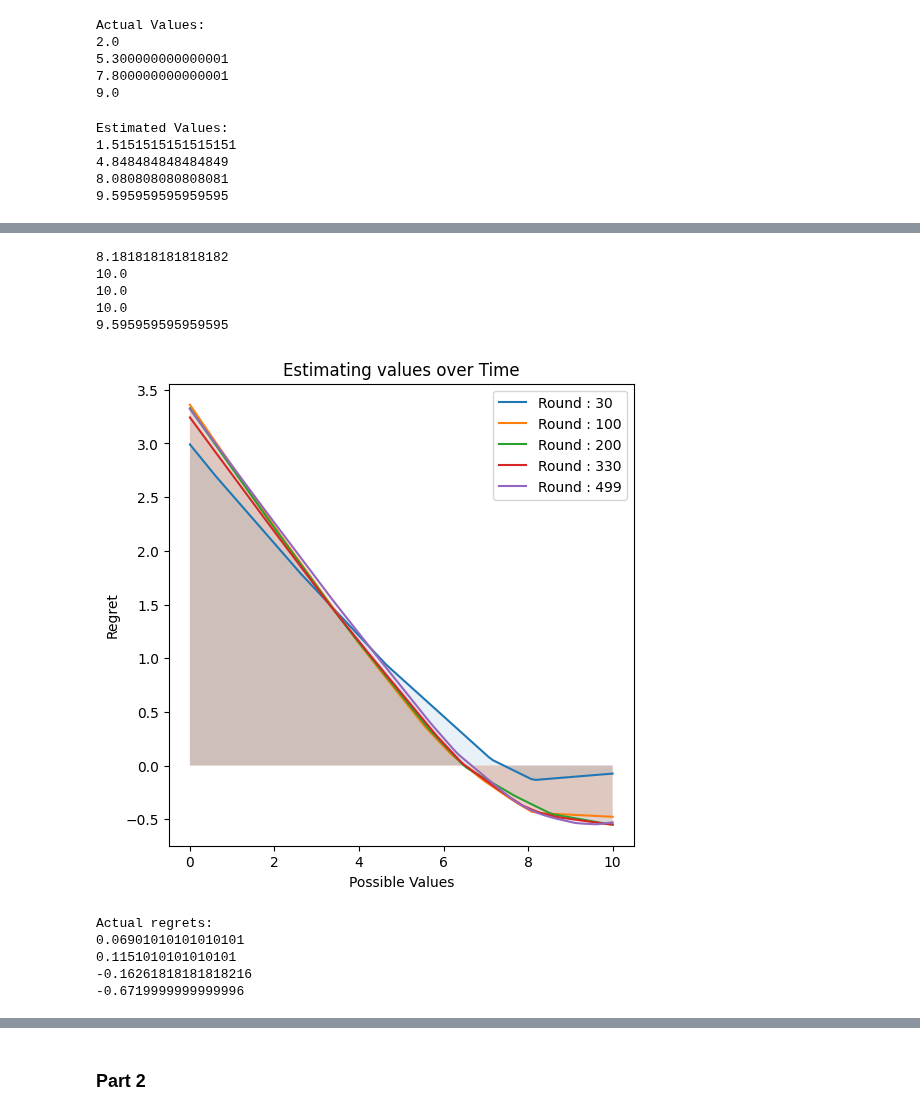
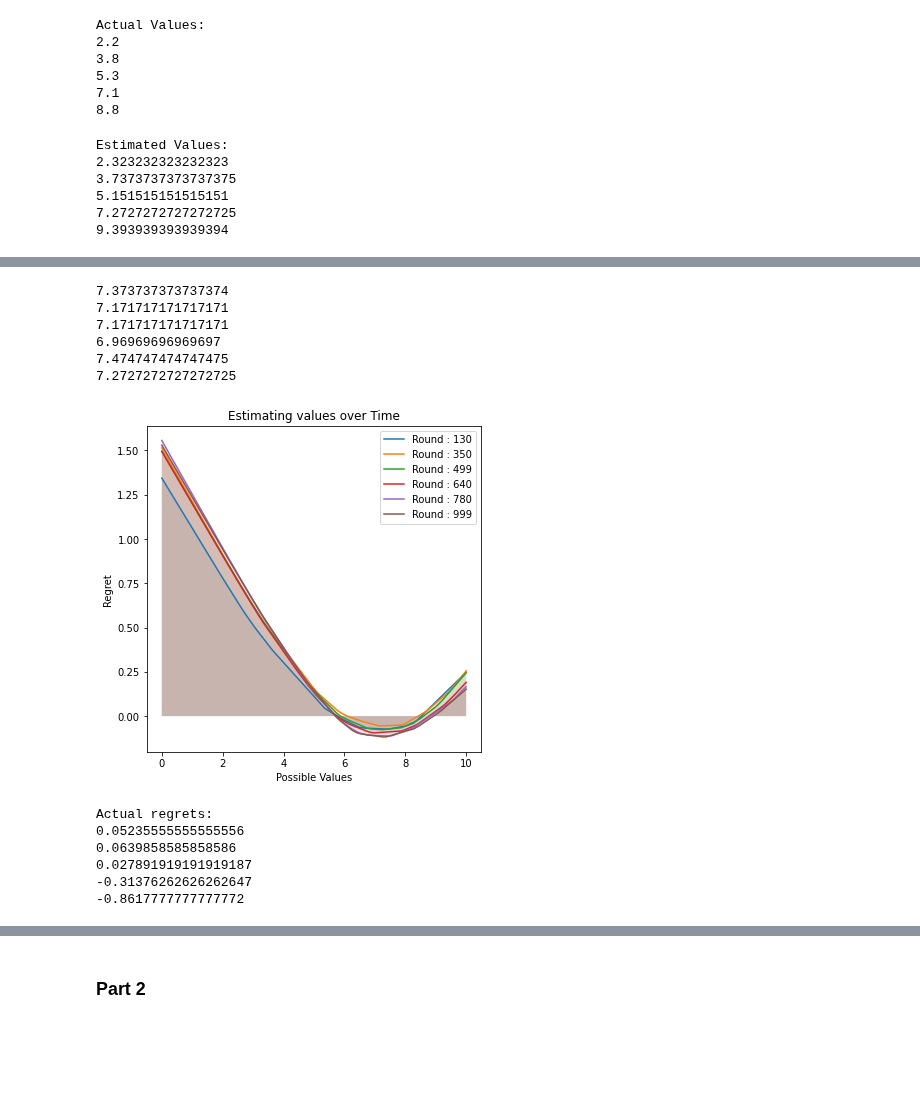
Before and after one commit to PrabhavJain10/Online-Markets, a Jupyter notebook: Project 5/proj5.ipynb, the cells around one changed output, grey strips where cells are left out. Saved outputs shown, nothing was run; the diff lists cells and outputs as text; code cells hidden in the pictures; blank space fills up the shorter version.

```diff
--- a/Project 5/proj5.ipynb
+++ b/Project 5/proj5.ipynb
@@ -115,25 +115,27 @@ class advertiserTracker:
 # %%
 advertisers = []
 trackers = []
-actualValues = [0.2, 0.53, 0.78, 0.9]
+actualValues = [2.2,3.8,5.3,7.1,8.8]
+valuecount = len(actualValues)
 print("Actual Values:")
-for i in range(4):
-    myValue = actualValues[i] * 10 # np.random.uniform(0, 1)
+for i in range(valuecount):
+    myValue = actualValues[i] #* 10 # np.random.uniform(0, 1)
     print(myValue)
     # actualValues.append(myValue)
     myBids = np.linspace(0, myValue, 100)
     advertisers.append(EWAlg(0.1, 100, 10, myBids, myValue))
     trackers.append(advertiserTracker(i))
 
-round = [30, 100, 200, 330, 499]
+rounds = 1000
+round = [130, 350, 499, 640, 780, 999]
 possibleValues = trackers[3].possibleValues
 regretsOverTime = np.zeros((len(round), len(possibleValues)))
 
-MSQ = [[0] * 500 for i in range(4)]
+MSQ = [[0] * rounds for i in range(valuecount)]
 
-for i in range(500):
+for i in range(rounds):
     bids = []
-    qualities = [np.random.uniform(0, 1) for i in range(4)]
+    qualities = [np.random.uniform(0, 1) for i in range(valuecount)]
     for advertiser in advertisers:
         bids.append(advertiser.getAction())
     qWeightedBids = np.multiply(qualities, bids)
@@ -154,10 +156,11 @@ for i in range(500):
         regretsOverTime[round.index(i)] = trackers[3].regrets
 # %% [output]
 Actual Values:
-2.0
-5.300000000000001
-7.800000000000001
-9.0
+2.2
+3.8
+5.3
+7.1
+8.8
 # %%
 f = plt.figure()
 f.set_figwidth(6)
@@ -181,7 +184,7 @@ f = plt.figure()
 f.set_figwidth(6)
 f.set_figheight(6)
 
-for count in range(5):
+for count in range(len(round)):
     print(possibleValues[regretsOverTime[count].argmin()])
     #for count, epsilon in enumerate(epsilons):
     plt.plot(possibleValues, regretsOverTime[count], label = "Round : " + str(round[count]))
@@ -198,7 +201,8 @@ for advertiser in advertisers:
     print(advertiser.getRegret())
 # %% [output]
 Estimated Values:
-1.5151515151515151
-4.848484848484849
-8.080808080808081
-9.595959595959595
+2.323232323232323
+3.7373737373737375
+5.151515151515151
+7.2727272727272725
+9.393939393939394
@@ -206,14 +210,16 @@ Estimated Values:
-8.181818181818182
-10.0
-10.0
-10.0
-9.595959595959595
+7.373737373737374
+7.171717171717171
+7.171717171717171
+6.96969696969697
+7.474747474747475
+7.2727272727272725
-[figure, old version]
+[figure, new version]
 Actual regrets:
-0.06901010101010101
-0.1151010101010101
--0.16261818181818216
--0.6719999999999996
+0.05235555555555556
+0.0639858585858586
+0.027891919191919187
+-0.31376262626262647
+-0.8617777777777772
 # %%
 ##graphing MSQ
 #MSQ = [ [0]*8 for i in range(500)]
```
Also changed, not shown: parts of 2 cells of this notebook.
